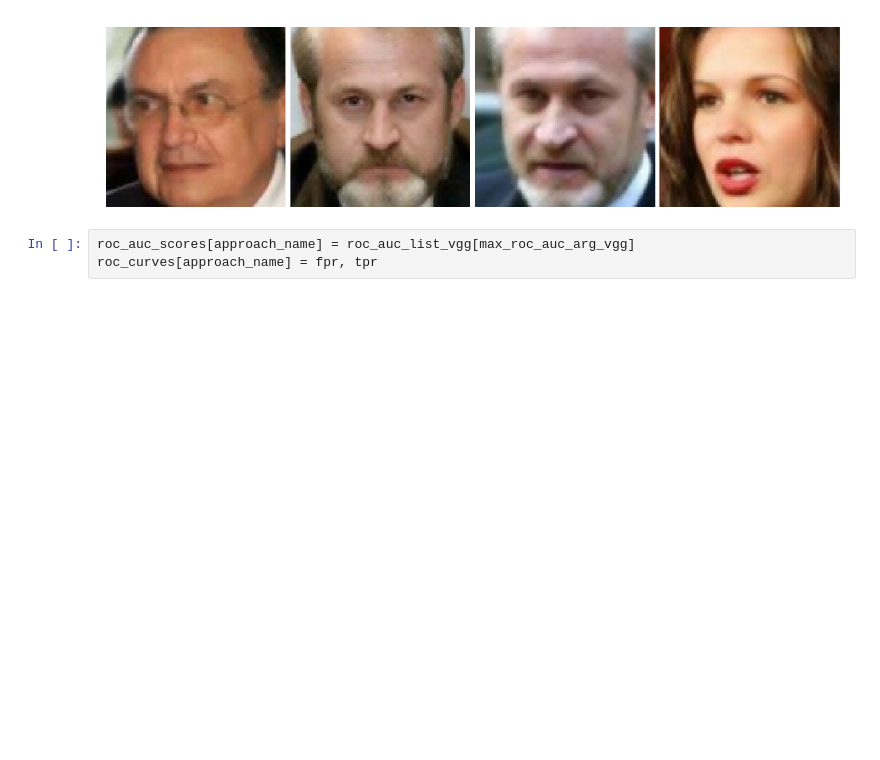
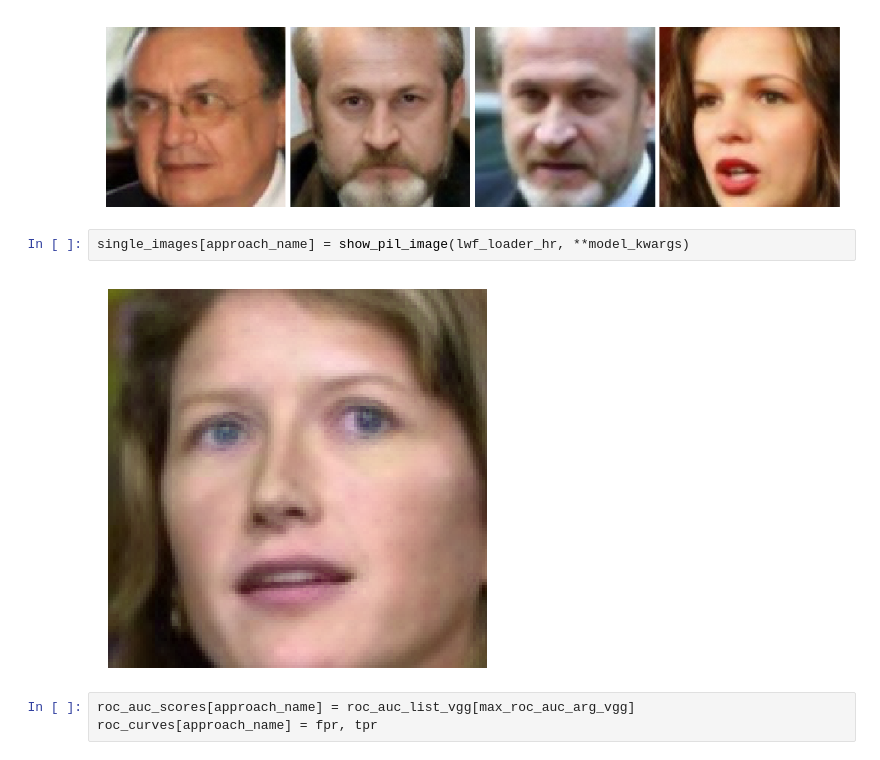
Before and after one commit to Alpus/face_super_resolution, a Jupyter notebook: recognition_test.ipynb, the cells around one changed output. Cells and saved outputs as stored; diff of their text form; blank space fills up the shorter version.

```diff
--- a/recognition_test.ipynb
+++ b/recognition_test.ipynb
@@ -532,6 +560,10 @@ roc_auc
 images[approach_name] = show_pil_batch(lwf_loader_hr, **model_kwargs)
 # %% [output]
 [figure]
+# %%
+single_images[approach_name] = show_pil_image(lwf_loader_hr, **model_kwargs)
+# %% [output]
+[figure, added]
 # %%
 roc_auc_scores[approach_name] = roc_auc_list_vgg[max_roc_auc_arg_vgg]
 roc_curves[approach_name] = fpr, tpr
```
Also changed, not shown: parts of 12 cells of this notebook.
